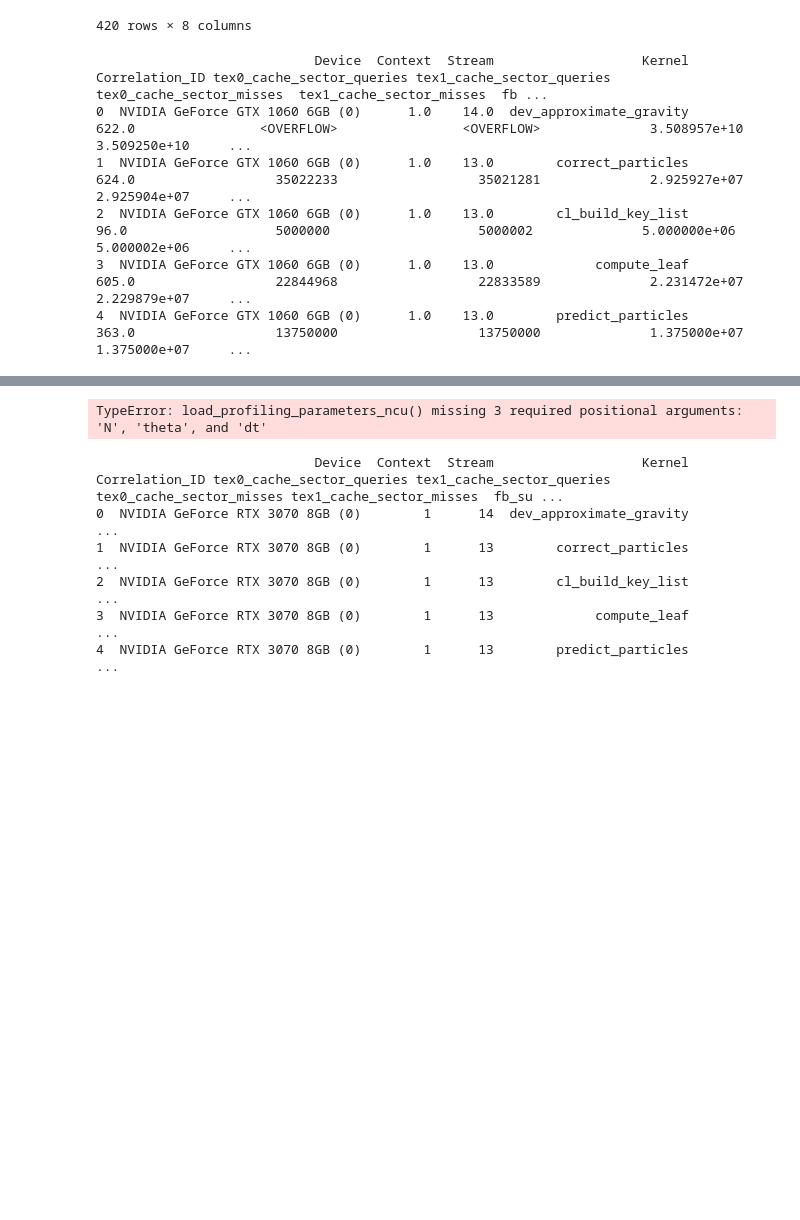
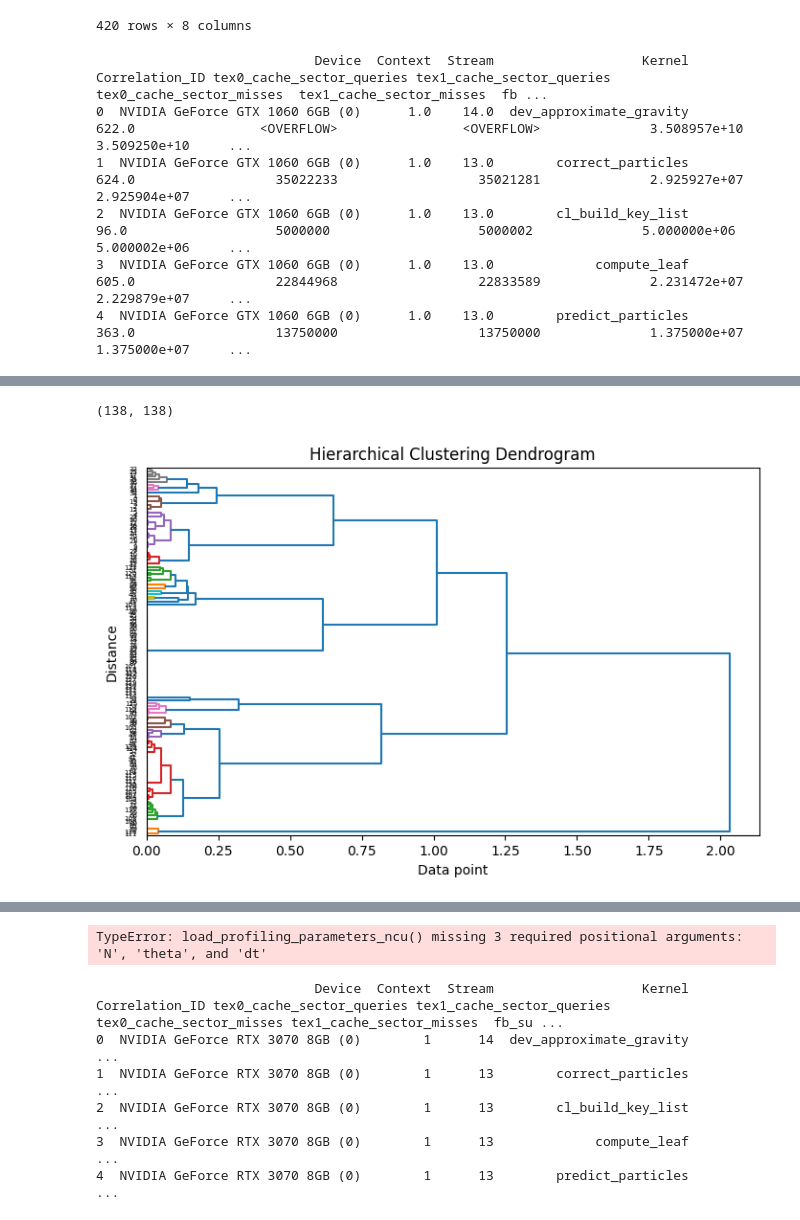
Before and after one commit to Mauricio-Bernuy/Bonsai-estimate, a Jupyter notebook: 3. Analysis.ipynb, the cells around one changed output, grey strips where cells are left out. Drawn from its saved outputs; the diff is of its cells as text; code cells hidden in the pictures; blank space fills up the shorter version.

Commit message:
Correlation and clustering tests

```diff
--- a/3. Analysis.ipynb
+++ b/3. Analysis.ipynb
@@ -622,0 +837,77 @@ print(res.to_string())
+# %%
+import pandas as pd
+import numpy as np
+from scipy.cluster.hierarchy import linkage, fcluster, dendrogram
+from scipy.stats import zscore
+import matplotlib.pyplot as plt
+import pprint
+
+# Sample DataFrame, replace this with your actual DataFrame
+# df = pd.DataFrame({
+#     'Metric1': [100, 200, 300, 400, 500],
+#     'Metric2': [10, 20, 30, 40, 50],
+#     'Metric3': [5, 10, 15, 20, 25],
+#     'Metric4': [1, 1, 1, 1, 1]
+# })
+df = filtered_df
+
+df_scaled = np.log1p(df)  # Use log1p to avoid issues with zero values (log(x+1))
+
+# Step 2: Normalization (scaling between 0 and 1)
+scaler = MinMaxScaler()
+df_normalized = pd.DataFrame(scaler.fit_transform(df_scaled), columns=df.columns)
+
+# Step 1: Compute the correlation matrix
+SCC = df_normalized.corr(method='spearman').fillna(0).abs()  # Using absolute values for correlation strength
+
+# # Step 1: Calculate the correlation matrix (SCC)
+# SCC = df.corr(method='spearman')
+print(SCC.shape)
+# Step 2: Perform hierarchical clustering
+dendroG = linkage(SCC, method='ward')
+
+
+# Function to cut the dendrogram and return features with highest variance
+def cut_dendrogram_and_variance(dendroG, num_params, df):
+    # Cut the dendrogram to get clusters
+    cutDendro = fcluster(dendroG, num_params, criterion='maxclust')
+
+    # Create a DataFrame with cluster labels
+    clusters = pd.Series(cutDendro, index=SCC.columns)
+
+    # Group features by their clusters
+    grouped_features = {}
+    for cluster in clusters.unique():
+        grouped_features[cluster] = clusters[clusters == cluster].index.tolist()
+
+    # Calculate variance for each group of features
+    variance_dict = {}
+    for cluster, features in grouped_features.items():
+        # Select features and calculate their variance
+        feature_data = df[features]
+        variance_value = feature_data.var().sum()  # Total variance of the group
+        variance_dict[cluster] = variance_value
+
+    # Plot dendrogram
+    dendrogram(dendroG, orientation="right",  color_threshold =0.1)
+
+    plt.title('Hierarchical Clustering Dendrogram')
+    plt.subplots_adjust(left=8, right=9, top=0.9, bottom=0.1)
+    plt.xlabel('Data point')
+    plt.ylabel('Distance')
+    plt.show()
+
+
+    return grouped_features, variance_dict
+
+# Step 3: Loop through the number of parameters and compute variance
+for No_Param in [11]:  # For No. Param in [5, 10]
+    features, variance = cut_dendrogram_and_variance(dendroG, No_Param,df_normalized)
+    print(f"Number of Parameters: {No_Param}")
+    print("Features by Cluster:")
+    pprint.pprint(features)
+    print("Variance by Cluster:", variance)
+    print()  # New line for better readability
+# %% [output]
+(138, 138)
+[figure, added]
```
Also changed, not shown: parts of 9 cells of this notebook, 1 other file.
